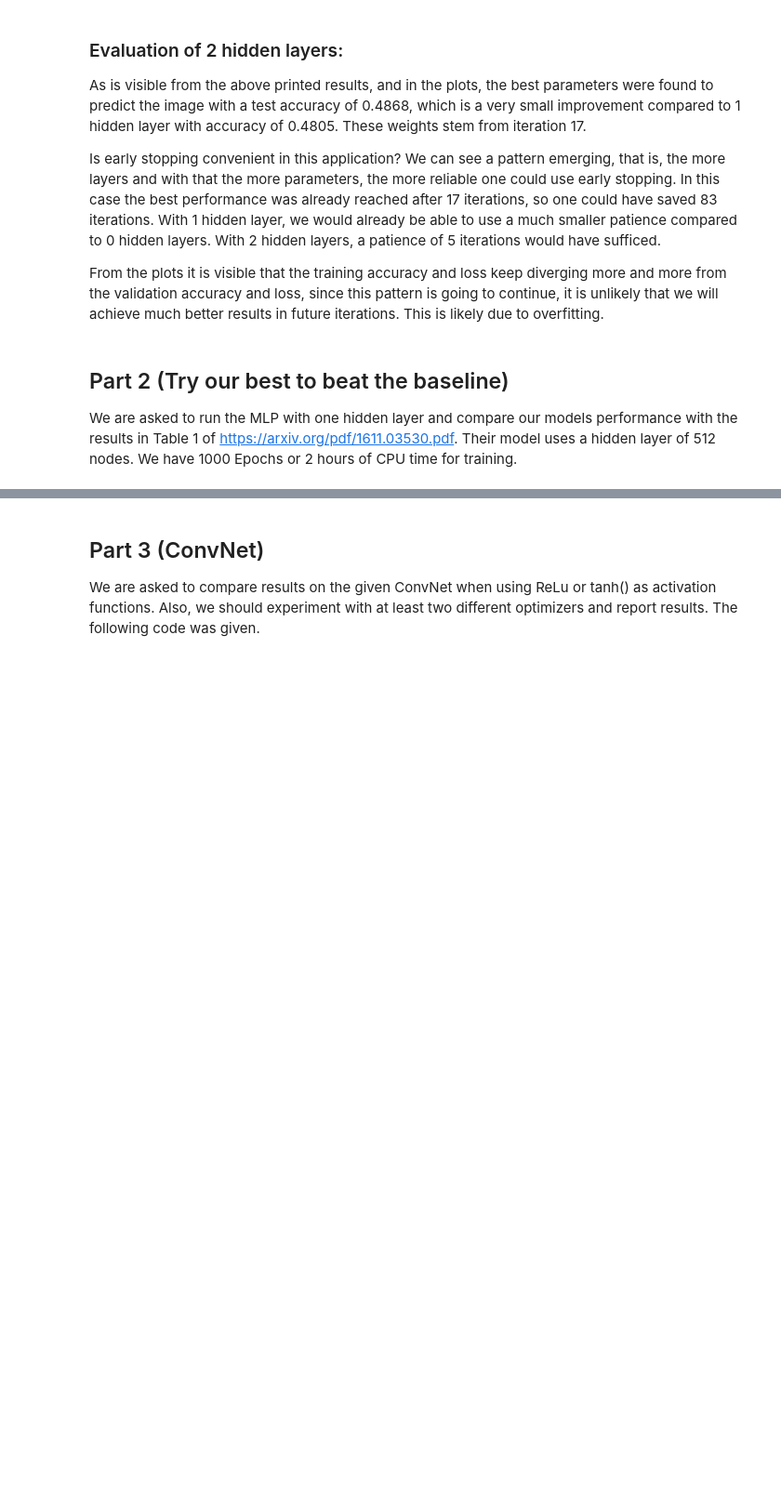
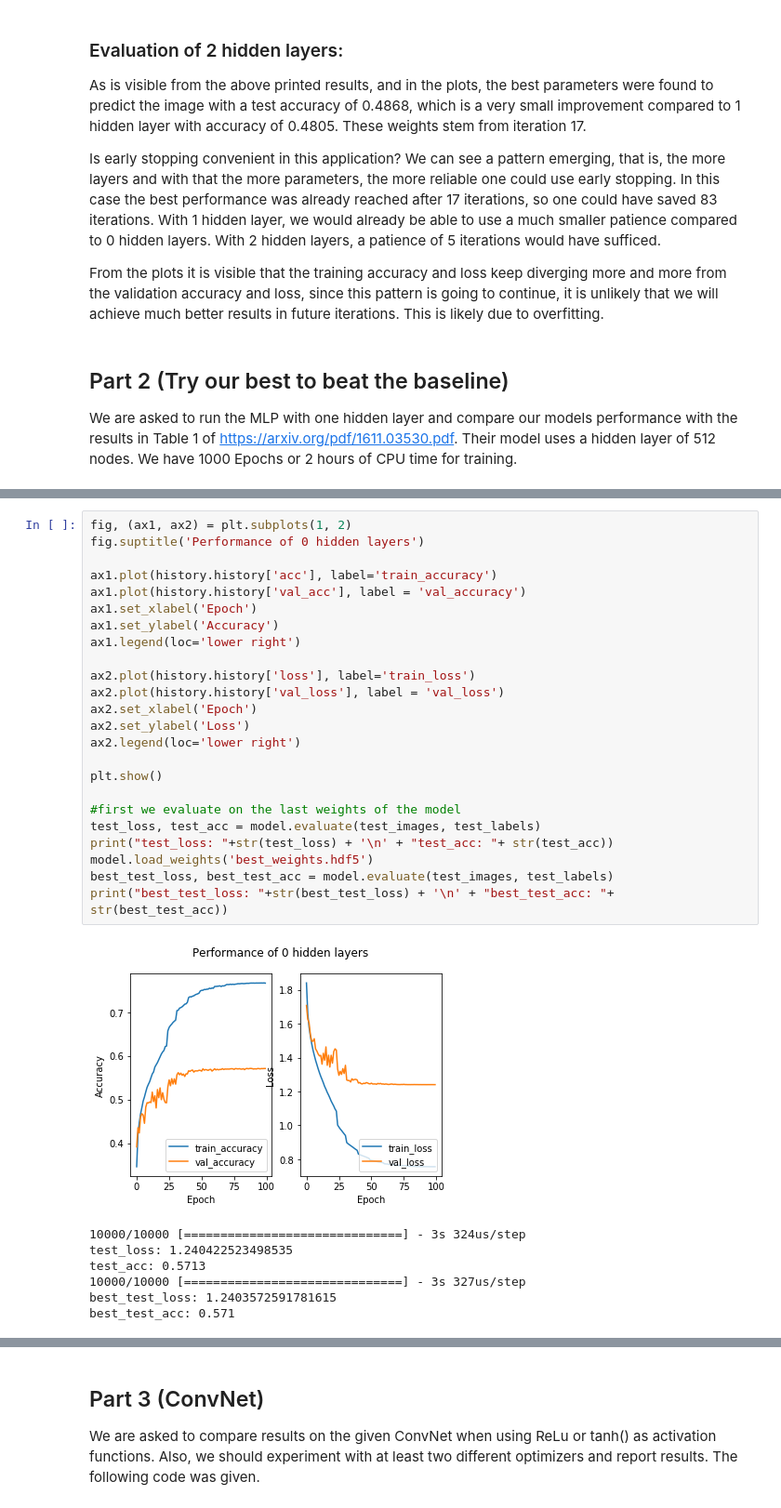
Before and after one commit to JuliusMannes/2nd_semester_hw, a Jupyter notebook: ML/ML_Tensors.ipynb, the cells around one changed output, grey strips where cells are left out. Shown: that part at 93% size. Drawn from its saved outputs; the diff is of its cells as text; blank space fills up the shorter version.

```diff
--- a/ML/ML_Tensors.ipynb
+++ b/ML/ML_Tensors.ipynb
@@ -485,0 +499,32 @@ Let's do that and see what happens. To be continued....
+# %%
+fig, (ax1, ax2) = plt.subplots(1, 2)
+fig.suptitle('Performance of 0 hidden layers')
+
+ax1.plot(history.history['acc'], label='train_accuracy')
+ax1.plot(history.history['val_acc'], label = 'val_accuracy')
+ax1.set_xlabel('Epoch')
+ax1.set_ylabel('Accuracy')
+ax1.legend(loc='lower right')
+
+ax2.plot(history.history['loss'], label='train_loss')
+ax2.plot(history.history['val_loss'], label = 'val_loss')
+ax2.set_xlabel('Epoch')
+ax2.set_ylabel('Loss')
+ax2.legend(loc='lower right')
+
+plt.show()
+
+#first we evaluate on the last weights of the model
+test_loss, test_acc = model.evaluate(test_images, test_labels)
+print("test_loss: "+str(test_loss) + '\n' + "test_acc: "+ str(test_acc))
+model.load_weights('best_weights.hdf5')
+best_test_loss, best_test_acc = model.evaluate(test_images, test_labels)
+print("best_test_loss: "+str(best_test_loss) + '\n' + "best_test_acc: "+ str(best_test_acc))
+# %% [output]
+[figure, added]
+10000/10000 [==============================] - 3s 324us/step
+test_loss: 1.240422523498535
+test_acc: 0.5713
+10000/10000 [==============================] - 3s 327us/step
+best_test_loss: 1.2403572591781615
+best_test_acc: 0.571
```
Also changed, not shown: parts of 46 cells of this notebook.
